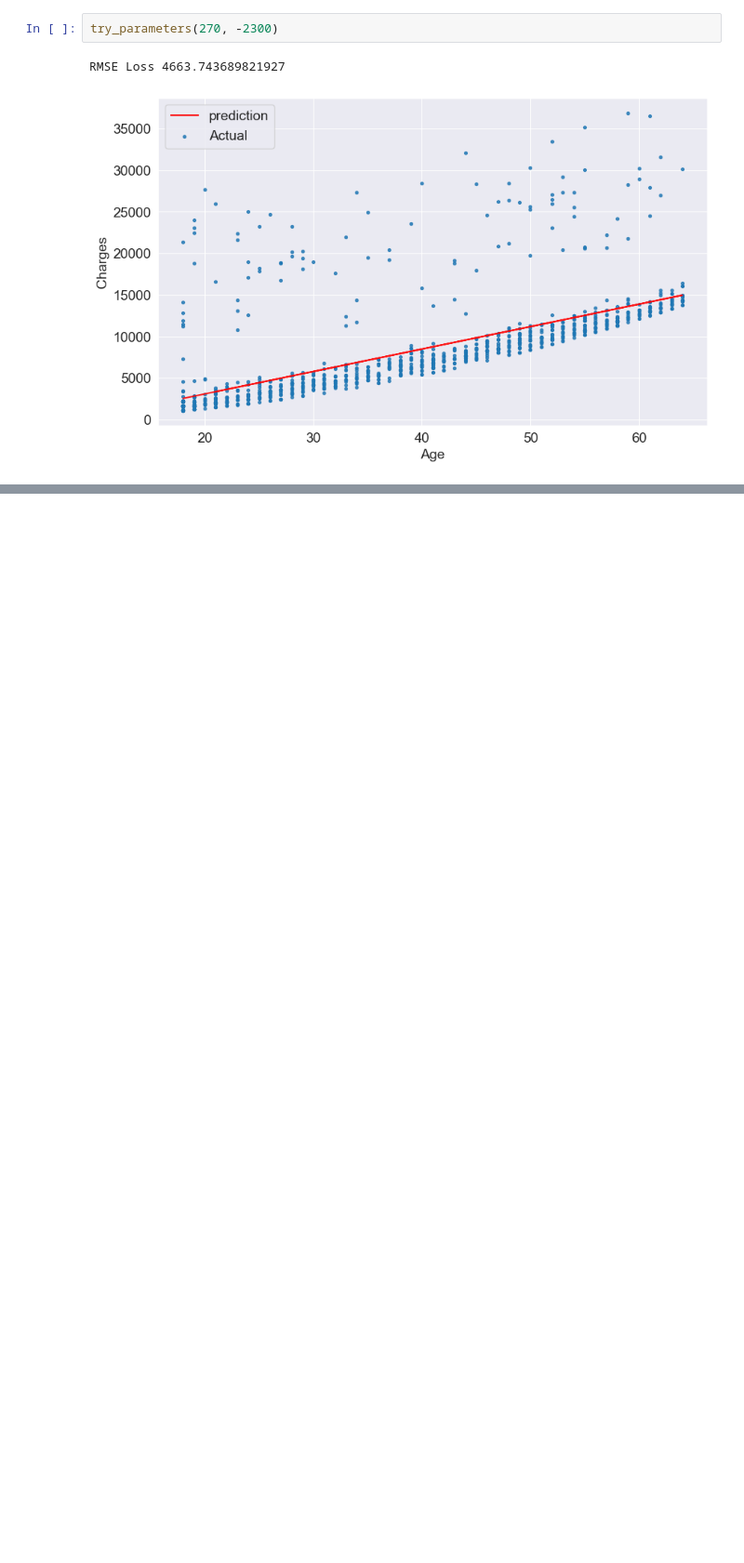
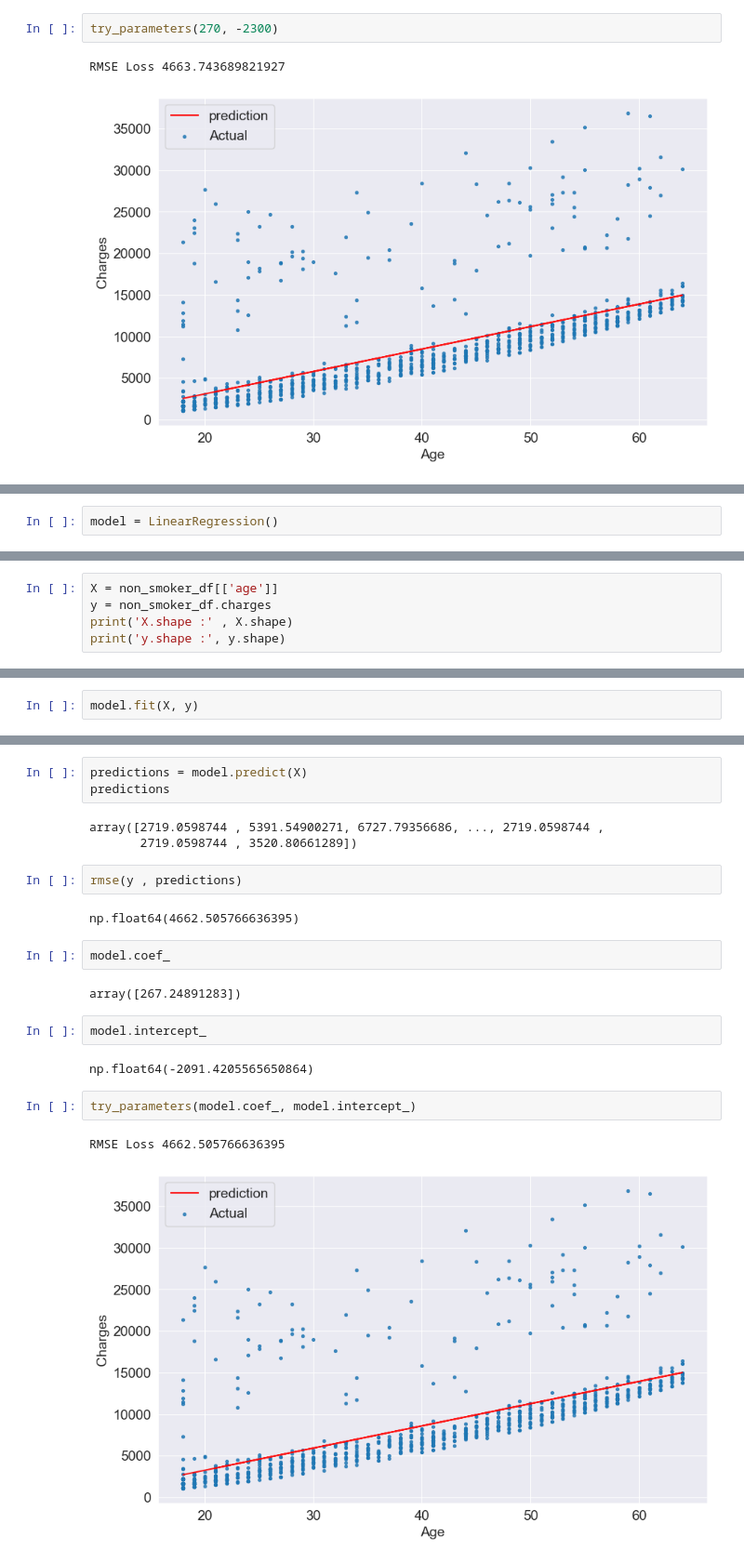
Before and after one commit to medrees-1000/sklearn, a Jupyter notebook: lecture1.ipynb, the cells around one changed output, grey strips where cells are left out. Shown at 93% size. Saved outputs shown, nothing was run; the diff lists cells and outputs as text; blank space fills up the shorter version.

```diff
--- a/lecture1.ipynb
+++ b/lecture1.ipynb
@@ -344,0 +349,2 @@ RMSE Loss 4663.743689821927
+# %%
+model = LinearRegression()
@@ -344,0 +371,5 @@ RMSE Loss 4663.743689821927
+# %%
+X = non_smoker_df[['age']]
+y = non_smoker_df.charges
+print('X.shape :' , X.shape)
+print('y.shape :', y.shape)
@@ -344,0 +379,2 @@ RMSE Loss 4663.743689821927
+# %%
+model.fit(X, y)
@@ -344,0 +390,23 @@ RMSE Loss 4663.743689821927
+# %%
+predictions = model.predict(X)
+predictions
+# %% [output]
+array([2719.0598744 , 5391.54900271, 6727.79356686, ..., 2719.0598744 ,
+       2719.0598744 , 3520.80661289])
+# %%
+rmse(y , predictions)
+# %% [output]
+np.float64(4662.505766636395)
+# %%
+model.coef_
+# %% [output]
+array([267.24891283])
+# %%
+model.intercept_
+# %% [output]
+np.float64(-2091.4205565650864)
+# %%
+try_parameters(model.coef_, model.intercept_)
+# %% [output]
+RMSE Loss 4662.505766636395
+[figure, added]
```
Also changed, not shown: parts of 72 cells of this notebook.
